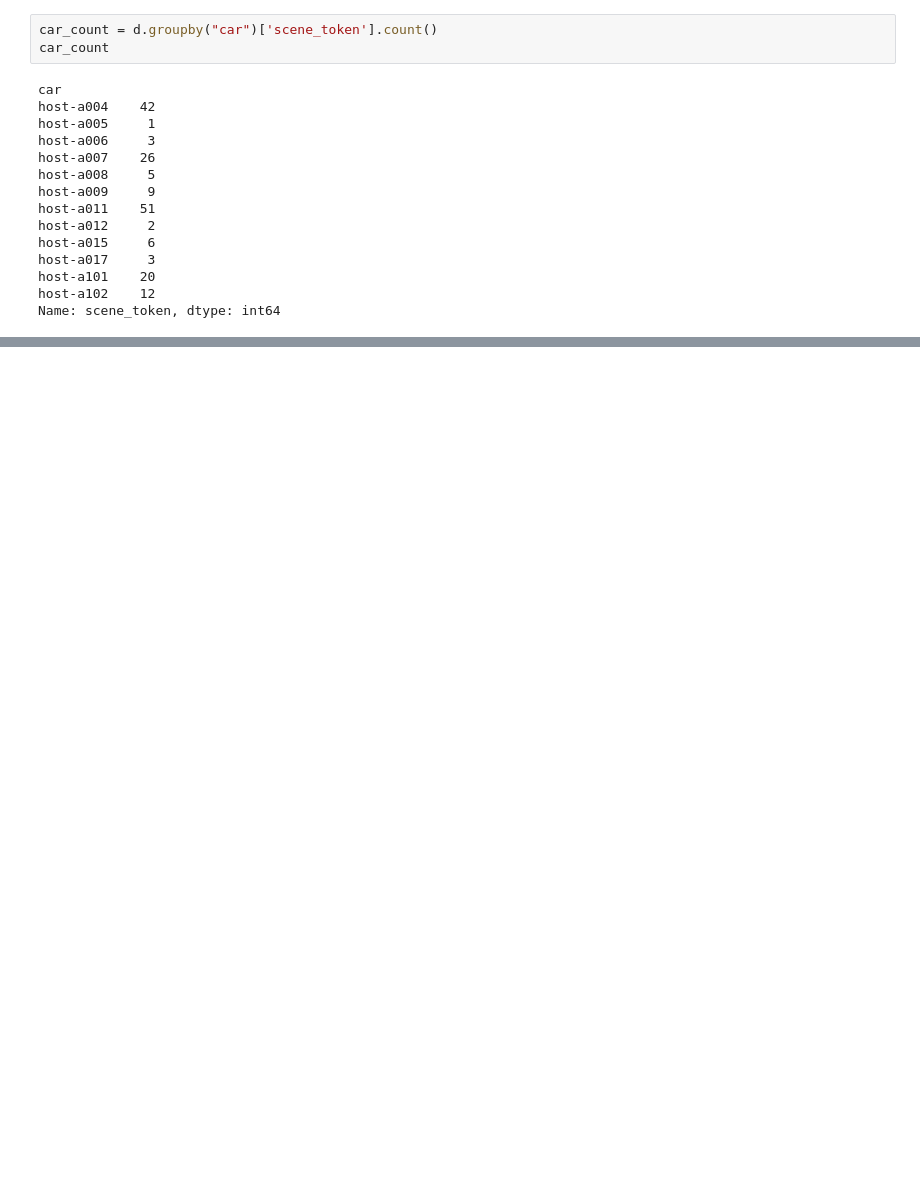
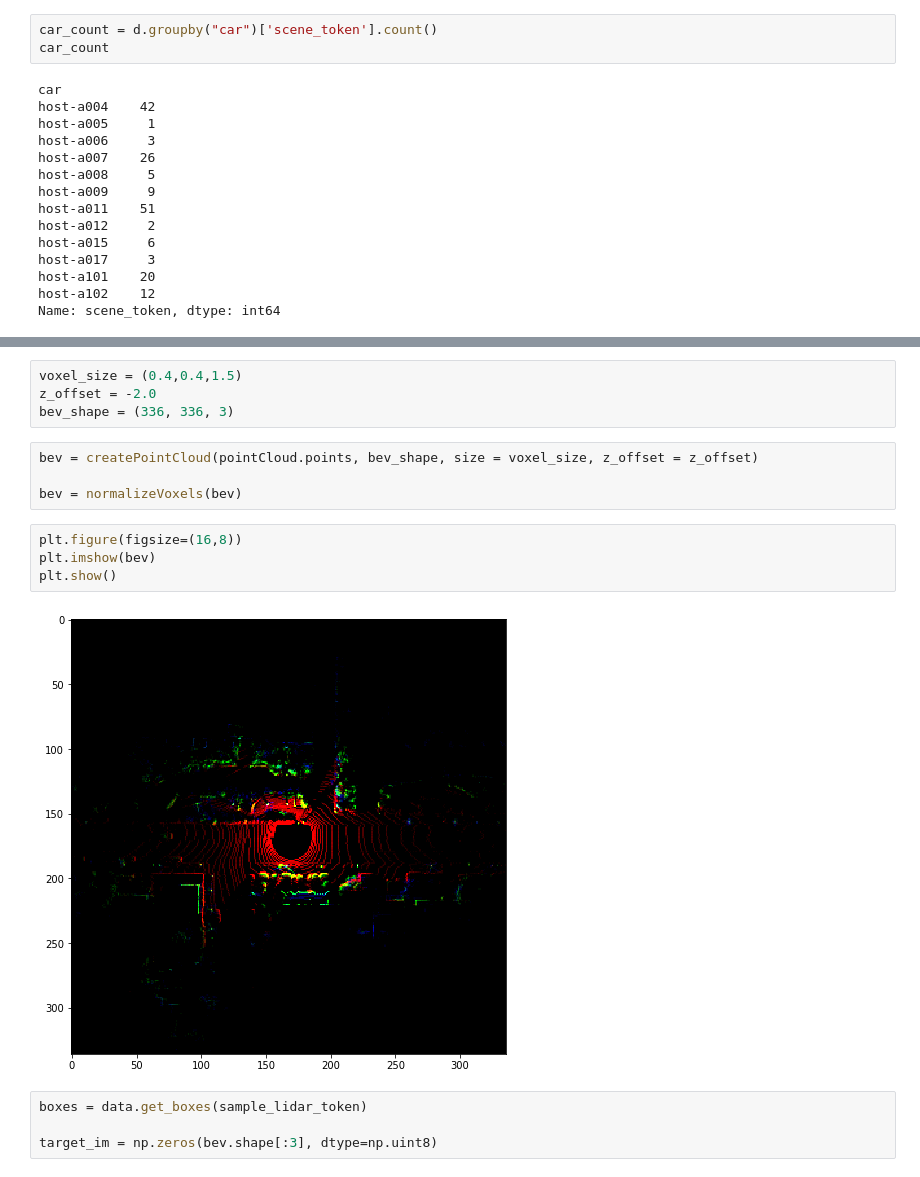
Before and after one commit to jsaurabh/3d-object-detection, a Jupyter notebook: unet.ipynb, the cells around one changed output, grey strips where cells are left out. Saved outputs shown, nothing was run; the diff lists cells and outputs as text; blank space fills up the shorter version.

```diff
--- a/unet.ipynb
+++ b/unet.ipynb
@@ -88,0 +214,18 @@ Name: scene_token, dtype: int64
+# %%
+voxel_size = (0.4,0.4,1.5)
+z_offset = -2.0
+bev_shape = (336, 336, 3)
+# %%
+bev = createPointCloud(pointCloud.points, bev_shape, size = voxel_size, z_offset = z_offset)
+
+bev = normalizeVoxels(bev)
+# %%
+plt.figure(figsize=(16,8))
+plt.imshow(bev)
+plt.show()
+# %% [output]
+[figure, added]
+# %%
+boxes = data.get_boxes(sample_lidar_token)
+
+target_im = np.zeros(bev.shape[:3], dtype=np.uint8)
```
Also changed, not shown: parts of 46 cells of this notebook, 3 other files.
